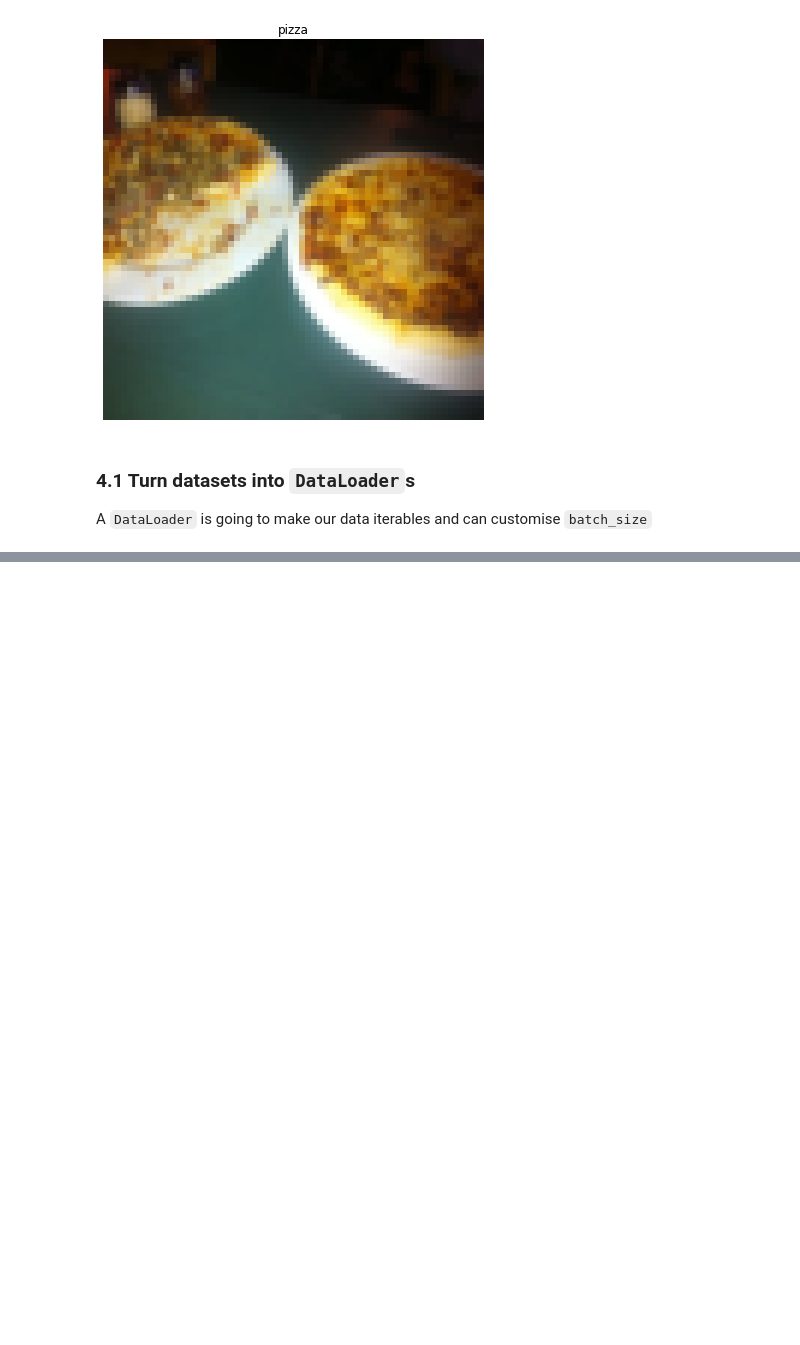
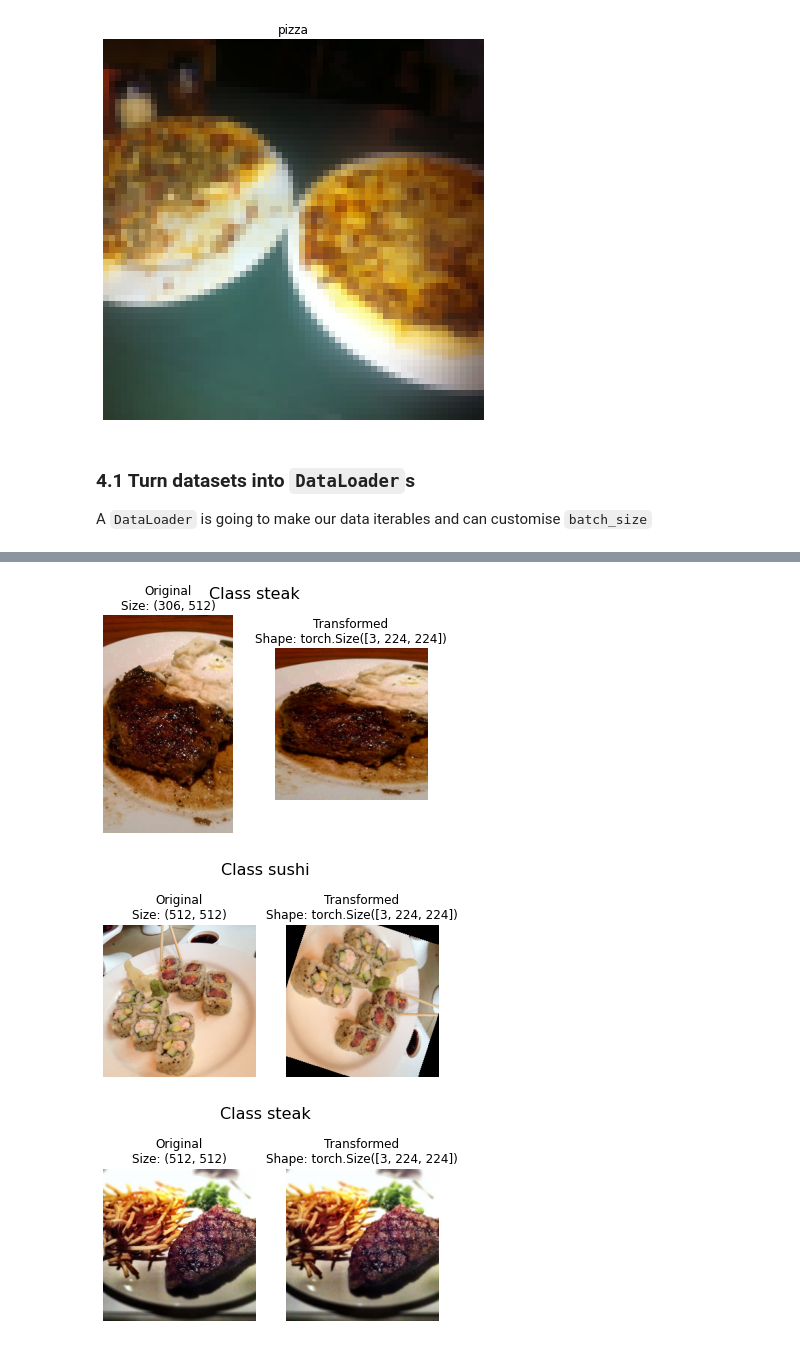
Before and after one commit to smbonilla/learningPyTorch, a Jupyter notebook: 04_pyTorchCustomDatasets.ipynb, the cells around one changed output, grey strips where cells are left out. Drawn from its saved outputs; the diff is of its cells as text; code cells hidden in the pictures; blank space fills up the shorter version.

```diff
--- a/04_pyTorchCustomDatasets.ipynb
+++ b/04_pyTorchCustomDatasets.ipynb
@@ -319,0 +617,26 @@ NVIDIA-SMI has failed because it couldn't communicate with the NVIDIA driver. Ma
+# %%
+# Let's look at trivial augment
+from torchvision import transforms
+
+trainTransform = transforms.Compose([
+    transforms.Resize(size=(224,224)),
+    transforms.TrivialAugmentWide(num_magnitude_bins=31),
+    transforms.ToTensor()
+])
+
+testTransform = transforms.Compose([
+    transforms.Resize(size=(224, 224)),
+    transforms.ToTensor()
+])
+# %%
+# Get all image paths
+imagePathList = list(image_path.glob("*/*/*.jpg"))
+
+plotTransformedImage(imagePaths=imagePathList,
+                     transform=trainTransform,
+                     n=3,
+                     seed=None)
+# %% [output]
+[figure, added]
+[figure, added]
+[figure, added]
```
Also changed, not shown: parts of 27 cells of this notebook.
